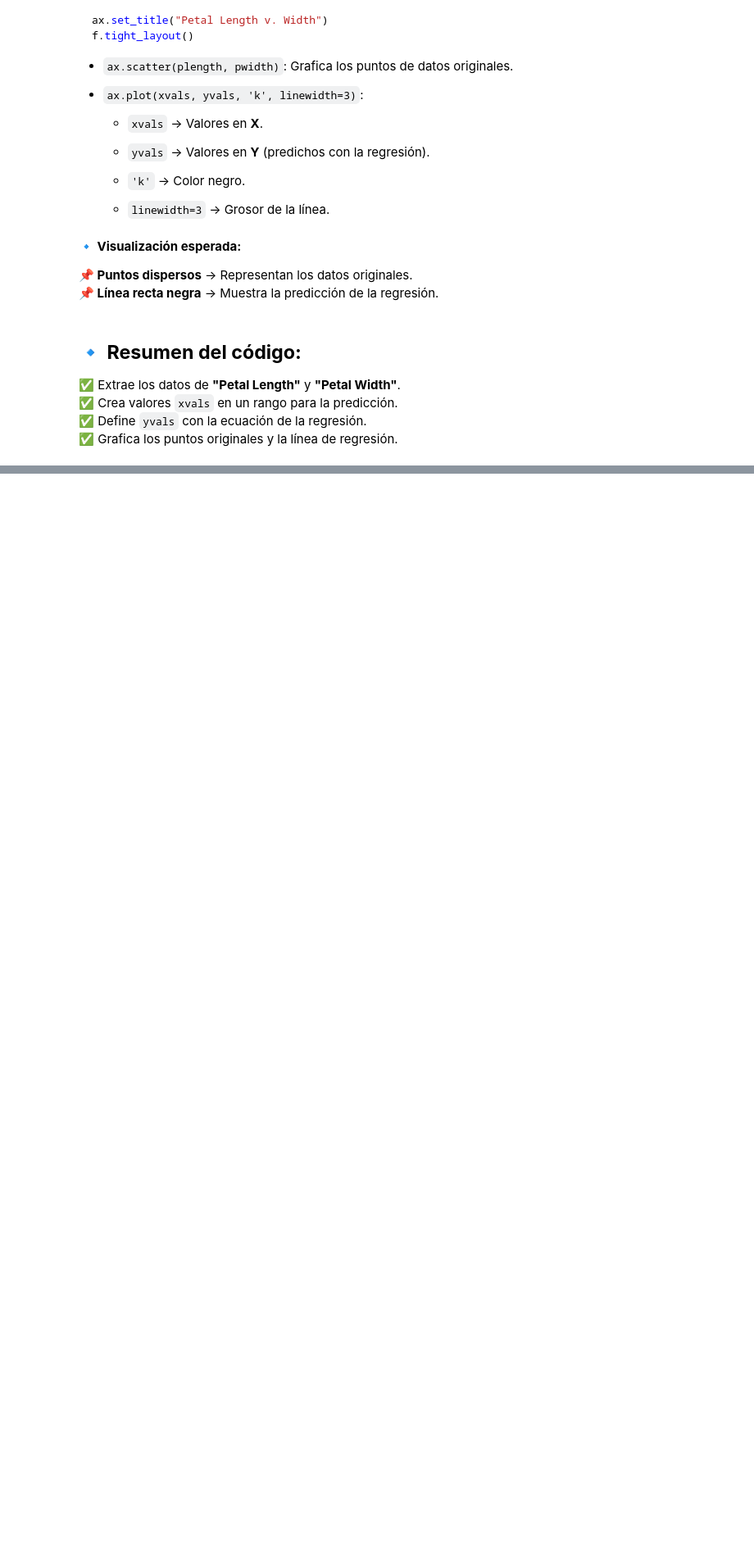
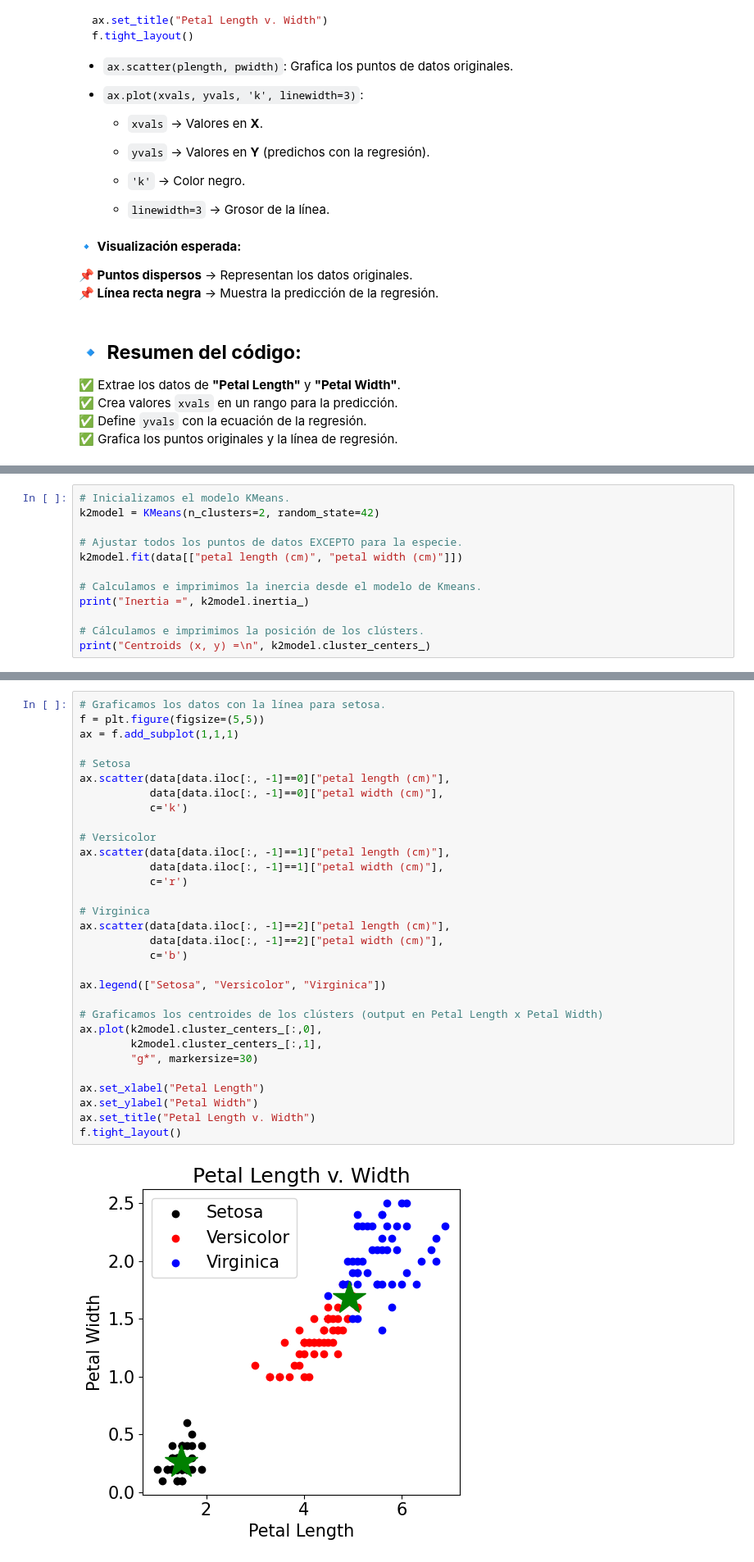
Before and after one commit to DensLopez/machine_learning, a Jupyter notebook: codes/code011.ipynb, the cells around one changed output, grey strips where cells are left out. Shown: that part at 82% size. Saved outputs shown, nothing was run; the diff lists cells and outputs as text; blank space fills up the shorter version.

```diff
--- a/codes/code011.ipynb
+++ b/codes/code011.ipynb
@@ -432,0 +839,12 @@ f.tight_layout()
+# %%
+# Inicializamos el modelo KMeans.
+k2model = KMeans(n_clusters=2, random_state=42)
+
+# Ajustar todos los puntos de datos EXCEPTO para la especie.
+k2model.fit(data[["petal length (cm)", "petal width (cm)"]])
+
+# Calculamos e imprimimos la inercia desde el modelo de Kmeans.
+print("Inertia =", k2model.inertia_)
+
+# Cálculamos e imprimimos la posición de los clústers.
+print("Centroids (x, y) =\n", k2model.cluster_centers_)
@@ -432,0 +890,33 @@ f.tight_layout()
+# %%
+# Graficamos los datos con la línea para setosa.
+f = plt.figure(figsize=(5,5))
+ax = f.add_subplot(1,1,1)
+
+# Setosa
+ax.scatter(data[data.iloc[:, -1]==0]["petal length (cm)"],
+           data[data.iloc[:, -1]==0]["petal width (cm)"],
+           c='k')
+
+# Versicolor
+ax.scatter(data[data.iloc[:, -1]==1]["petal length (cm)"],
+           data[data.iloc[:, -1]==1]["petal width (cm)"],
+           c='r')
+
+# Virginica
+ax.scatter(data[data.iloc[:, -1]==2]["petal length (cm)"],
+           data[data.iloc[:, -1]==2]["petal width (cm)"],
+           c='b')
+
+ax.legend(["Setosa", "Versicolor", "Virginica"])
+
+# Graficamos los centroides de los clústers (output en Petal Length x Petal Width)
+ax.plot(k2model.cluster_centers_[:,0],
+        k2model.cluster_centers_[:,1],
+        "g*", markersize=30)
+
+ax.set_xlabel("Petal Length")
+ax.set_ylabel("Petal Width")
+ax.set_title("Petal Length v. Width")
+f.tight_layout()
+# %% [output]
+[figure, added]
```
Also changed, not shown: parts of 42 cells of this notebook.
